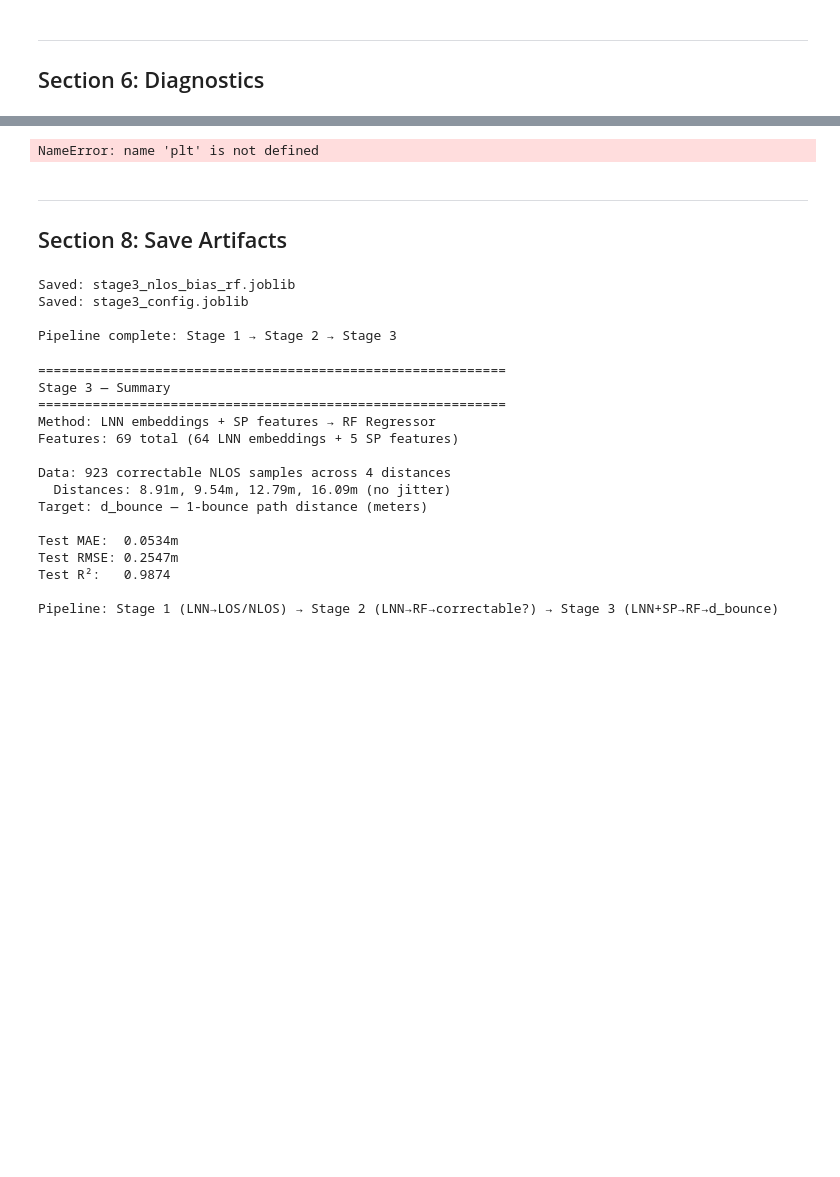
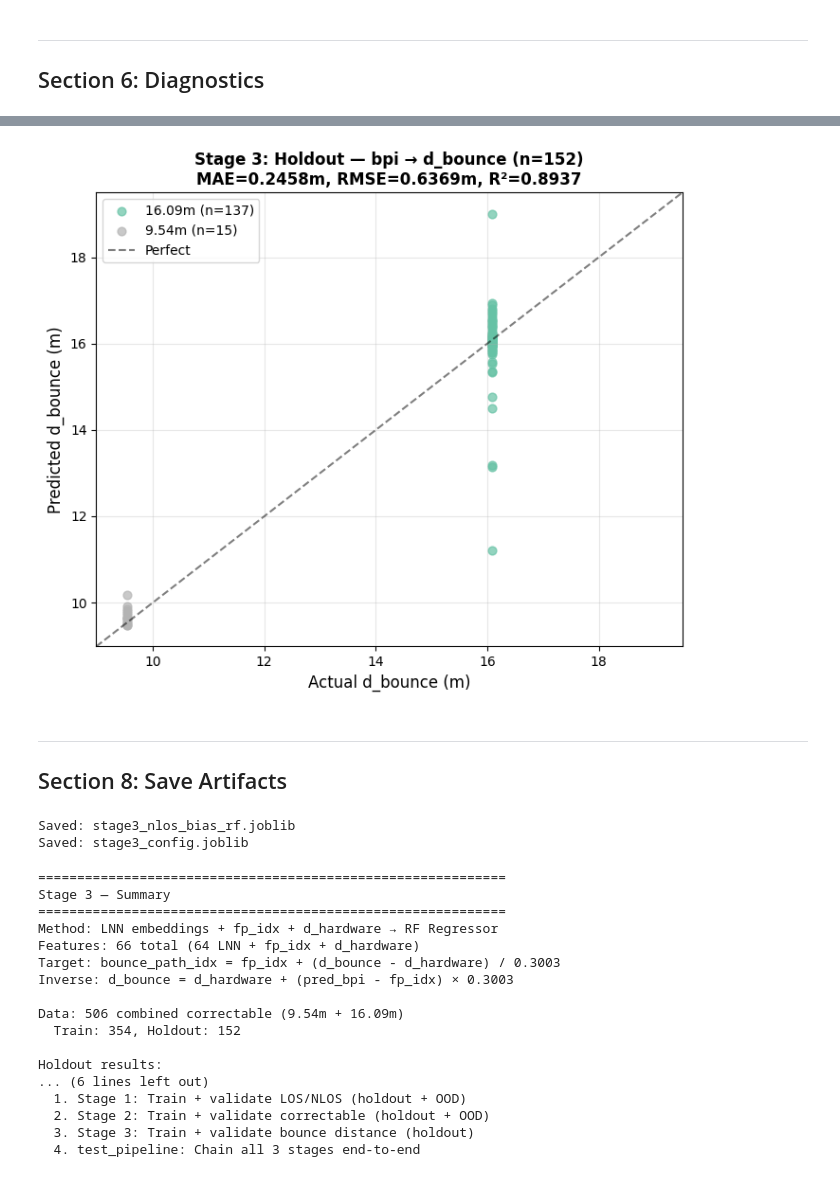
Before and after one commit to jonathanljc/capstone, a Jupyter notebook: lnn/stage3_distance_pred.ipynb, the cells around one changed output, grey strips where cells are left out. Drawn from its saved outputs; the diff is of its cells as text; code cells hidden in the pictures; blank space fills up the shorter version.

```diff
--- a/lnn/stage3_distance_pred.ipynb
+++ b/lnn/stage3_distance_pred.ipynb
@@ -769,40 +711,35 @@ Per-scenario breakdown (±0.50m):
   9.54m: 14/15 correct (93.3%)
 # %%
 # ==========================================
-# STANDALONE: Predicted vs Actual d_bounce (4 distances)
+# STANDALONE: Predicted vs Actual d_bounce
 # ==========================================
 fig, ax = plt.subplots(figsize=(7, 6))
 
 unique_test_groups = sorted(set(g_test))
 colors = plt.cm.Set2(np.linspace(0, 1, len(unique_test_groups)))
 group_colors = {g: colors[i] for i, g in enumerate(unique_test_groups)}
 
 for g in unique_test_groups:
     mask = g_test == g
-    ax.scatter(y_test[mask], y_pred_test[mask],
+    ax.scatter(db_test[mask], pred_d_bounce[mask],
                s=40, alpha=0.7, label=f'{g} (n={int(mask.sum())})', color=group_colors[g])
 
-lims = [min(y_test.min(), y_pred_test.min()) - 0.5,
-        max(y_test.max(), y_pred_test.max()) + 0.5]
+lims = [min(db_test.min(), pred_d_bounce.min()) - 0.5,
+        max(db_test.max(), pred_d_bounce.max()) + 0.5]
 ax.plot(lims, lims, 'k--', lw=1.5, alpha=0.5, label='Perfect')
 ax.set_xlim(lims)
 ax.set_ylim(lims)
 ax.set_xlabel('Actual d_bounce (m)', fontsize=12)
 ax.set_ylabel('Predicted d_bounce (m)', fontsize=12)
-ax.set_title(f'Stage 3: Predicted vs Actual d_bounce (n={len(y_test)})\n'
+ax.set_title(f'Stage 3: Holdout — bpi → d_bounce (n={len(y_test)})\n'
              f'MAE={test_mae:.4f}m, RMSE={test_rmse:.4f}m, R²={test_r2:.4f}',
              fontsize=12, fontweight='bold')
 ax.legend(fontsize=10)
 ax.grid(True, alpha=0.3)
 plt.tight_layout()
 plt.show()
-
-print(f"\nTest samples per scenario:")
-for g in unique_test_groups:
-    mask = g_test == g
-    print(f"  {g}: n={int(mask.sum())}, MAE={mean_absolute_error(y_test[mask], y_pred_test[mask]):.4f}m")
 # %% [output]
-NameError: name 'plt' is not defined
+[figure, added]
 # %% [markdown]
 ---
 ## Section 8: Save Artifacts
@@ -816,51 +753,58 @@ joblib.dump(pred_model, "stage3_nlos_bias_rf.joblib")
 print("Saved: stage3_nlos_bias_rf.joblib")
 
 joblib.dump({
-    "method": "lnn_embeddings_sp_features_rf_regressor",
-    "features": f"{FEATURE_DIM} total (64 LNN embeddings + 5 SP features)",
-    "sp_features": SP_NAMES,
-    "target": "d_bounce (1-bounce path distance in meters)",
-    "distances": sorted(set(d_bounce.tolist())),
+    "method": "lnn_embeddings_fp_idx_dhw_rf_regressor",
+    "features": f"{FEATURE_DIM} total (64 LNN embeddings + fp_idx + d_hardware)",
+    "target": "bounce_path_idx (CIR index, continuous per sample)",
+    "inverse": f"d_bounce = d_hardware + (pred_bpi - fp_idx) × {M_PER_IDX}",
+    "train_data": "combined correctable only (9.54m + 16.09m)",
+    "test_bpi_mae": float(test_bpi_mae),
     "test_mae": float(test_mae),
     "test_rmse": float(test_rmse),
     "test_r2": float(test_r2),
 }, "stage3_config.joblib")
 print("Saved: stage3_config.joblib")
-print(f"\nPipeline complete: Stage 1 → Stage 2 → Stage 3")
 # %% [output]
 Saved: stage3_nlos_bias_rf.joblib
 Saved: stage3_config.joblib
-
-Pipeline complete: Stage 1 → Stage 2 → Stage 3
 # %%
 print("=" * 60)
 print("Stage 3 — Summary")
 print("=" * 60)
-print(f"Method: LNN embeddings + SP features → RF Regressor")
-print(f"Features: {FEATURE_DIM} total (64 LNN embeddings + 5 SP features)")
+print(f"Method: LNN embeddings + fp_idx + d_hardware → RF Regressor")
+print(f"Features: {FEATURE_DIM} total (64 LNN + fp_idx + d_hardware)")
+print(f"Target: bounce_path_idx = fp_idx + (d_bounce - d_hardware) / {M_PER_IDX}")
+print(f"Inverse: d_bounce = d_hardware + (pred_bpi - fp_idx) × {M_PER_IDX}")
 print()
-print(f"Data: {len(d_bounce)} correctable NLOS samples across 4 distances")
-print(f"  Distances: 8.91m, 9.54m, 12.79m, 16.09m (no jitter)")
-print(f"Target: d_bounce — 1-bounce path distance (meters)")
+print(f"Data: {len(d_bounce)} combined correctable (9.54m + 16.09m)")
+print(f"  Train: {len(X_train)}, Holdout: {len(X_test)}")
 print()
-print(f"Test MAE:  {test_mae:.4f}m")
-print(f"Test RMSE: {test_rmse:.4f}m")
-print(f"Test R²:   {test_r2:.4f}")
+print(f"Holdout results:")
+print(f"  bpi MAE:     {test_bpi_mae:.4f} idx ({test_bpi_mae*M_PER_IDX:.4f}m)")
+print(f"  d_bounce MAE: {test_mae:.4f}m")
+print(f"  d_bounce RMSE: {test_rmse:.4f}m")
+print(f"  d_bounce R²:  {test_r2:.4f}")
 print()
-print("Pipeline: Stage 1 (LNN→LOS/NLOS) → Stage 2 (LNN→RF→correctable?) → Stage 3 (LNN+SP→RF→d_bounce)")
+print("Storyline:")
+print("  1. Stage 1: Train + validate LOS/NLOS (holdout + OOD)")
+print("  2. Stage 2: Train + validate correctable (holdout + OOD)")
+print("  3. Stage 3: Train + validate bounce distance (holdout)")
+print("  4. test_pipeline: Chain all 3 stages end-to-end")
 # %% [output]
 ============================================================
 Stage 3 — Summary
 ============================================================
-Method: LNN embeddings + SP features → RF Regressor
-Features: 69 total (64 LNN embeddings + 5 SP features)
+Method: LNN embeddings + fp_idx + d_hardware → RF Regressor
+Features: 66 total (64 LNN + fp_idx + d_hardware)
+Target: bounce_path_idx = fp_idx + (d_bounce - d_hardware) / 0.3003
+Inverse: d_bounce = d_hardware + (pred_bpi - fp_idx) × 0.3003
 
-Data: 923 correctable NLOS samples across 4 distances
-  Distances: 8.91m, 9.54m, 12.79m, 16.09m (no jitter)
-Target: d_bounce — 1-bounce path distance (meters)
+Data: 506 combined correctable (9.54m + 16.09m)
+  Train: 354, Holdout: 152
 
-Test MAE:  0.0534m
-Test RMSE: 0.2547m
-Test R²:   0.9874
-
-Pipeline: Stage 1 (LNN→LOS/NLOS) → Stage 2 (LNN→RF→correctable?) → Stage 3 (LNN+SP→RF→d_bounce)
+Holdout results:
+... (6 lines left out)
+  1. Stage 1: Train + validate LOS/NLOS (holdout + OOD)
+  2. Stage 2: Train + validate correctable (holdout + OOD)
+  3. Stage 3: Train + validate bounce distance (holdout)
+  4. test_pipeline: Chain all 3 stages end-to-end
```
Also changed, not shown: parts of 12 cells of this notebook, 10 other files.
